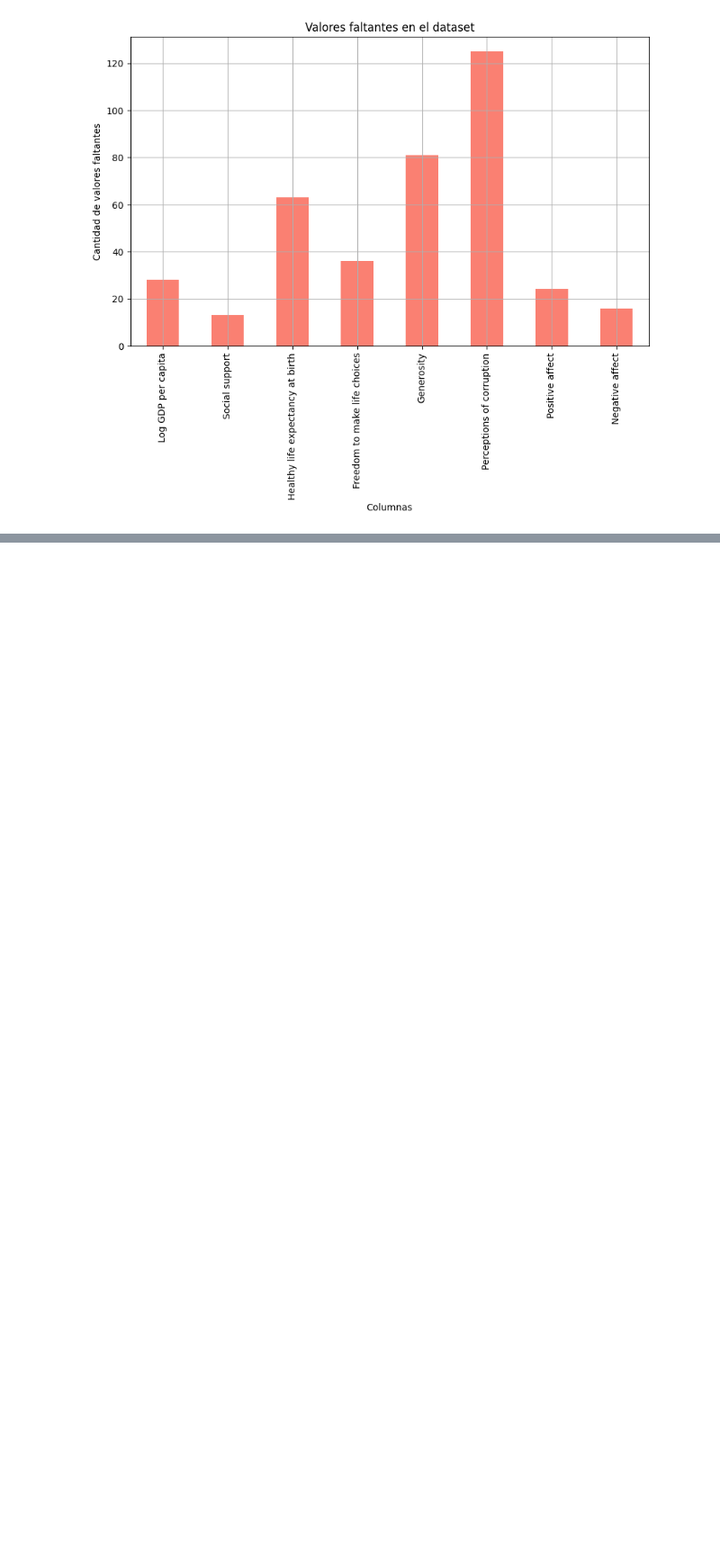
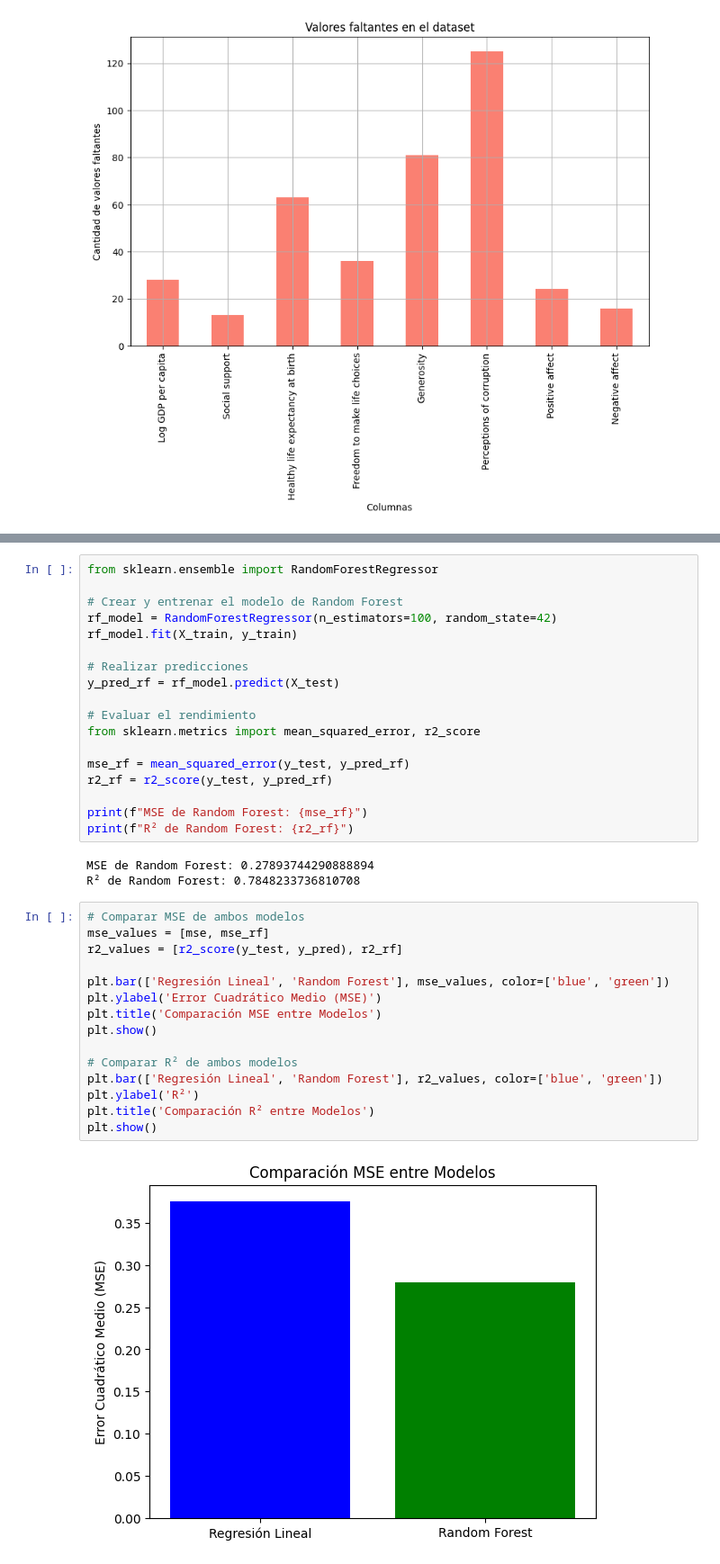
Before and after one commit to AmandaEscribano/proyecto_final, a Jupyter notebook: Proyecto_final.ipynb, the cells around one changed output, grey strips where cells are left out. Shown at 90% size. Saved outputs shown, nothing was run; the diff lists cells and outputs as text; blank space fills up the shorter version.

```diff
--- a/Proyecto_final.ipynb
+++ b/Proyecto_final.ipynb
@@ -312,0 +374,38 @@ Hasta ahora, hemos realizado un análisis exploratorio de los datos y generado a
+# %%
+from sklearn.ensemble import RandomForestRegressor
+
+# Crear y entrenar el modelo de Random Forest
+rf_model = RandomForestRegressor(n_estimators=100, random_state=42)
+rf_model.fit(X_train, y_train)
+
+# Realizar predicciones
+y_pred_rf = rf_model.predict(X_test)
+
+# Evaluar el rendimiento
+from sklearn.metrics import mean_squared_error, r2_score
+
+mse_rf = mean_squared_error(y_test, y_pred_rf)
+r2_rf = r2_score(y_test, y_pred_rf)
+
+print(f"MSE de Random Forest: {mse_rf}")
+print(f"R² de Random Forest: {r2_rf}")
+# %% [output]
+MSE de Random Forest: 0.27893744290888894
+R² de Random Forest: 0.7848233736810708
+# %%
+# Comparar MSE de ambos modelos
+mse_values = [mse, mse_rf]
+r2_values = [r2_score(y_test, y_pred), r2_rf]
+
+plt.bar(['Regresión Lineal', 'Random Forest'], mse_values, color=['blue', 'green'])
+plt.ylabel('Error Cuadrático Medio (MSE)')
+plt.title('Comparación MSE entre Modelos')
+plt.show()
+
+# Comparar R² de ambos modelos
+plt.bar(['Regresión Lineal', 'Random Forest'], r2_values, color=['blue', 'green'])
+plt.ylabel('R²')
+plt.title('Comparación R² entre Modelos')
+plt.show()
+# %% [output]
+[figure, added]
```
Also changed, not shown: parts of 33 cells of this notebook.
